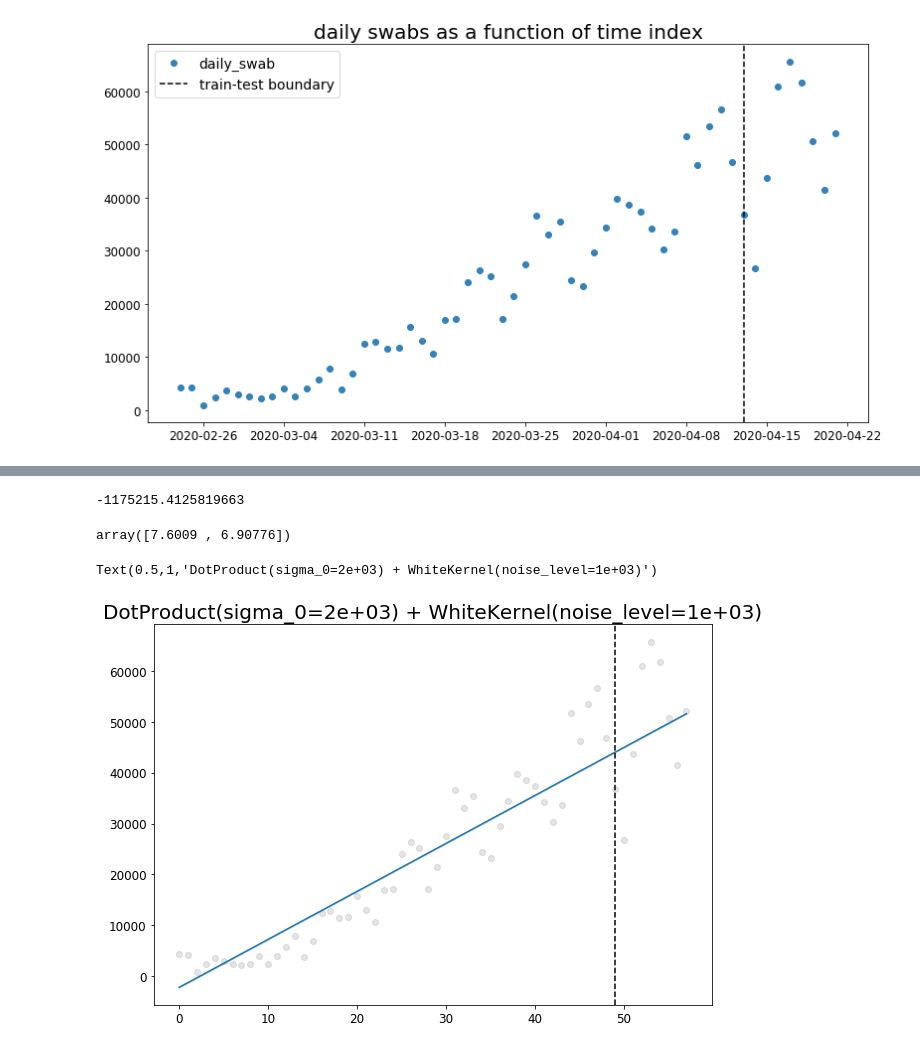
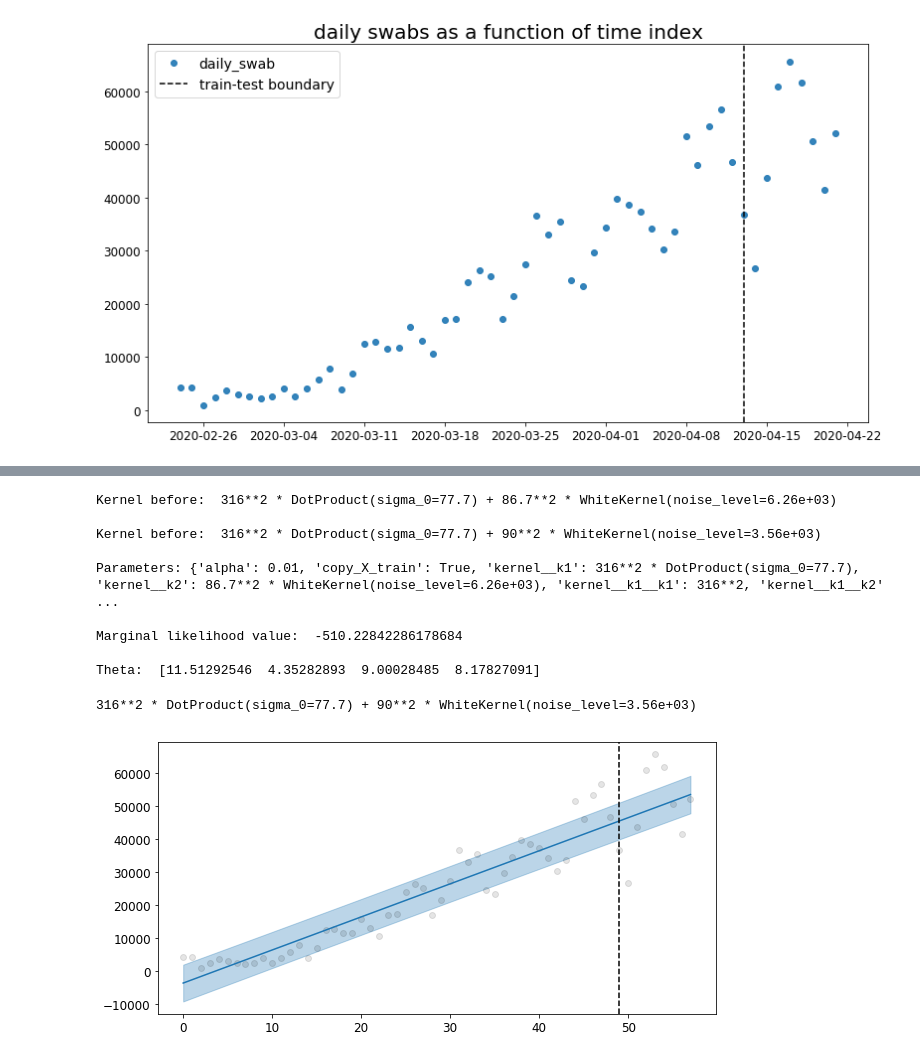
Before and after one commit to RobertoCorti/Statistical-Machine-Learning-2020, a Jupyter notebook: homeworks/homework_05.ipynb, the cells around one changed output, grey strips where cells are left out. Drawn from its saved outputs; the diff is of its cells as text; code cells hidden in the pictures.

```diff
--- a/homeworks/homework_05.ipynb
+++ b/homeworks/homework_05.ipynb
@@ -177,16 +220,0 @@ test_y = y[len(data_early):]
-# %%
-def plot_predictions(gp, include_observed=True):
-    pred_y, pred_std = gp.predict(X, return_std=True)
-    plt.figure(figsize=(10, 7))
-    x = X[:, 0]
-    if include_observed:
-        plt.plot(x, y, 'ok', alpha=0.1)
-    l, = plt.plot(x, pred_y)
-    plt.fill_between(x,
-                     pred_y + pred_std,
-                     pred_y - pred_std,
-                     color=l.get_color(), alpha=0.3)
-    if np.allclose(X[:, 0], data_covid.t.values):
-        plt.axvline(dates_to_idx(pd.to_datetime("2020-04-13")), linestyle='--', color='k')
-    else:
-        plt.axvline(pd.to_datetime("2020-04-13"), linestyle='--', color='k')
@@ -242,16 +221,40 @@ gp0.get_params()
-# %%
-# The log marginal likelihood of the MAP can be found after training
-gp0.log_marginal_likelihood_value_
-# %% [output]
--1175215.4125819663
-# %%
-# The fitted kernel's parameters are packed into an array
-gp0.kernel_.theta
-# %% [output]
-array([7.6009 , 6.90776])
+# %%
+k1 = 316**2 * DotProduct(sigma_0=77.7) + 86.7**2 * WhiteKernel(noise_level=6.26e+03)
+
+kernel =  k1
+
+# Create the regressor
+gp0 = GaussianProcessRegressor(kernel=kernel, alpha=0.01,
+                               normalize_y=True,
+                               n_restarts_optimizer=3)
+# Train the regressor
+gp0.fit(train_X, train_y)
+
+print("Kernel before: ", gp0.kernel)
+print(" ")
+print("Kernel before: ", gp0.kernel_)
+print(" ")
+# All other parameters of the GP
+print("Parameters:", gp0.get_params())
+print(" ")
+# The log marginal likelihood of the MAP can be found after training
+print("Marginal likelihood value: ", gp0.log_marginal_likelihood_value_)
+print(" ")
+# The fitted kernel's parameters are packed into an array
+print("Theta: ", gp0.kernel_.theta)
+# %% [output]
+Kernel before:  316**2 * DotProduct(sigma_0=77.7) + 86.7**2 * WhiteKernel(noise_level=6.26e+03)
+
+Kernel before:  316**2 * DotProduct(sigma_0=77.7) + 90**2 * WhiteKernel(noise_level=3.56e+03)
+
+Parameters: {'alpha': 0.01, 'copy_X_train': True, 'kernel__k1': 316**2 * DotProduct(sigma_0=77.7), 'kernel__k2': 86.7**2 * WhiteKernel(noise_level=6.26e+03), 'kernel__k1__k1': 316**2, 'kernel__k1__k2' ...
+
+Marginal likelihood value:  -510.22842286178684
+
+Theta:  [11.51292546  4.35282893  9.00028485  8.17827091]
 # %%
 plot_predictions(gp0)
-plt.title(str(gp0.kernel_))
+print(str(gp0.kernel_))
 # %% [output]
-Text(0.5,1,'DotProduct(sigma_0=2e+03) + WhiteKernel(noise_level=1e+03)')
+316**2 * DotProduct(sigma_0=77.7) + 90**2 * WhiteKernel(noise_level=3.56e+03)
-[figure, old version]
+[figure, new version]
```
Also changed, not shown: parts of 20 cells of this notebook.
